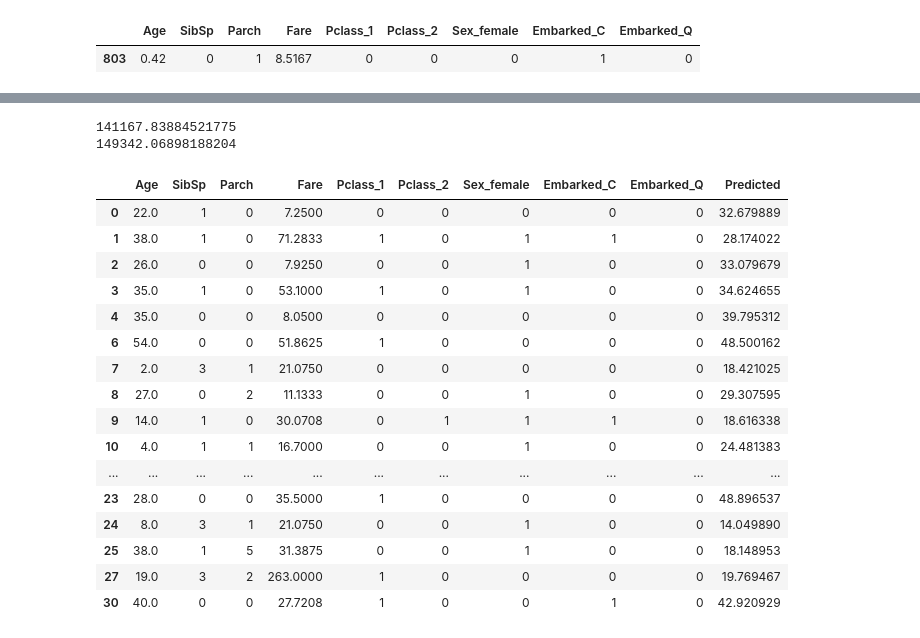
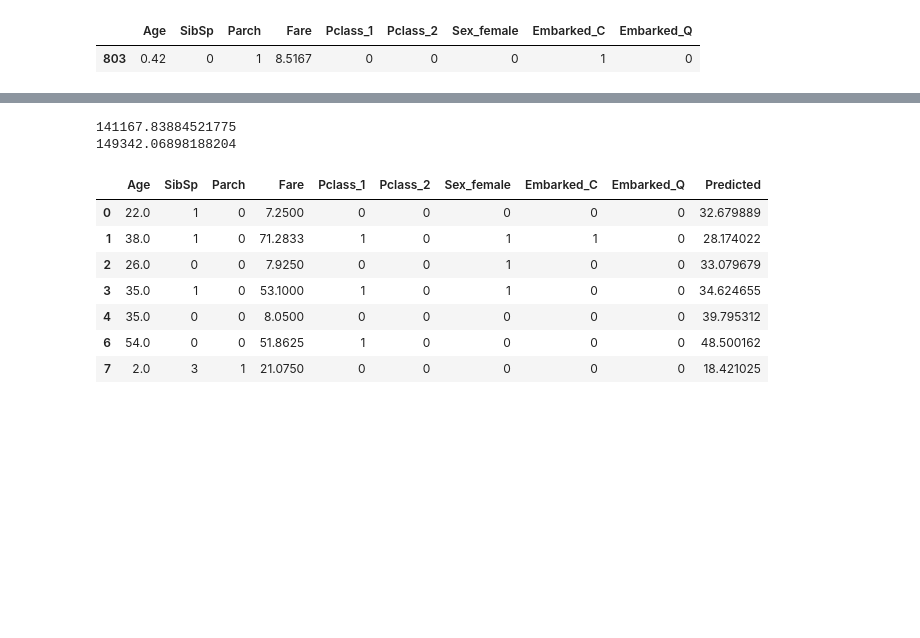
Before and after one commit to VCZLee/Jupyter-Notebooks, a Jupyter notebook: Kaggle/Titanic/Titanic Dataset - Python and data science basics.ipynb, the cells around one changed output, grey strips where cells are left out. Cells and saved outputs as stored; diff of their text form; code cells hidden in the pictures; blank space fills up the shorter version.

```diff
--- a/Kaggle/Titanic/Titanic Dataset - Python and data science basics.ipynb
+++ b/Kaggle/Titanic/Titanic Dataset - Python and data science basics.ipynb
@@ -477,25 +478,16 @@ Embarked_Q    -0.2085      0.411     -0.507      0.612      -1.014       0.597
 # %%
 train_age['Predicted'] = age_model_result.predict(train_age[train_cols]) * (age_max - age_min) + age_min
 print(((train_age['Age'] - train_age['Predicted']) ** 2).sum())
 print(((train_age['Age'] - train_age['Age'].mean()) ** 2).sum())
-train_age.head(n = 25)
+train_age.head(n = 7)
 # %% [output]
 141167.83884521775
 149342.06898188204
 |  | Age | SibSp | Parch | Fare | Pclass_1 | Pclass_2 | Sex_female | Embarked_C | Embarked_Q | Predicted |
 | 0 | 22.0 | 1 | 0 | 7.2500 | 0 | 0 | 0 | 0 | 0 | 32.679889 |
 | 1 | 38.0 | 1 | 0 | 71.2833 | 1 | 0 | 1 | 1 | 0 | 28.174022 |
 | 2 | 26.0 | 0 | 0 | 7.9250 | 0 | 0 | 1 | 0 | 0 | 33.079679 |
 | 3 | 35.0 | 1 | 0 | 53.1000 | 1 | 0 | 1 | 0 | 0 | 34.624655 |
 | 4 | 35.0 | 0 | 0 | 8.0500 | 0 | 0 | 0 | 0 | 0 | 39.795312 |
 | 6 | 54.0 | 0 | 0 | 51.8625 | 1 | 0 | 0 | 0 | 0 | 48.500162 |
 | 7 | 2.0 | 3 | 1 | 21.0750 | 0 | 0 | 0 | 0 | 0 | 18.421025 |
-| 8 | 27.0 | 0 | 2 | 11.1333 | 0 | 0 | 1 | 0 | 0 | 29.307595 |
-| 9 | 14.0 | 1 | 0 | 30.0708 | 0 | 1 | 1 | 1 | 0 | 18.616338 |
-| 10 | 4.0 | 1 | 1 | 16.7000 | 0 | 0 | 1 | 0 | 0 | 24.481383 |
-| ... | ... | ... | ... | ... | ... | ... | ... | ... | ... | ... |
-| 23 | 28.0 | 0 | 0 | 35.5000 | 1 | 0 | 0 | 0 | 0 | 48.896537 |
-| 24 | 8.0 | 3 | 1 | 21.0750 | 0 | 0 | 1 | 0 | 0 | 14.049890 |
-| 25 | 38.0 | 1 | 5 | 31.3875 | 0 | 0 | 1 | 0 | 0 | 18.148953 |
-| 27 | 19.0 | 3 | 2 | 263.0000 | 1 | 0 | 0 | 0 | 0 | 19.769467 |
-| 30 | 40.0 | 0 | 0 | 27.7208 | 1 | 0 | 0 | 1 | 0 | 42.920929 |
```
Also changed, not shown: parts of 4 cells of this notebook.
